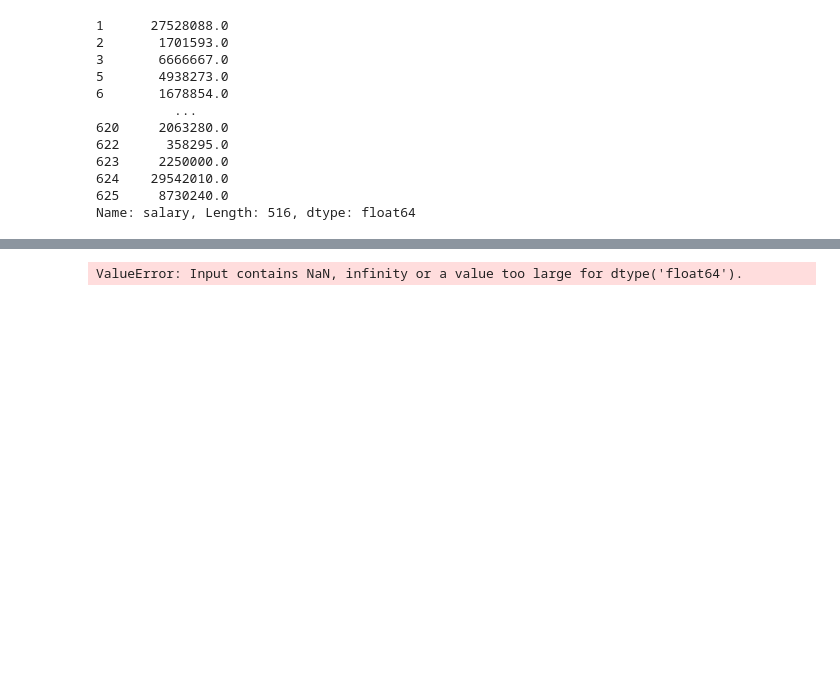
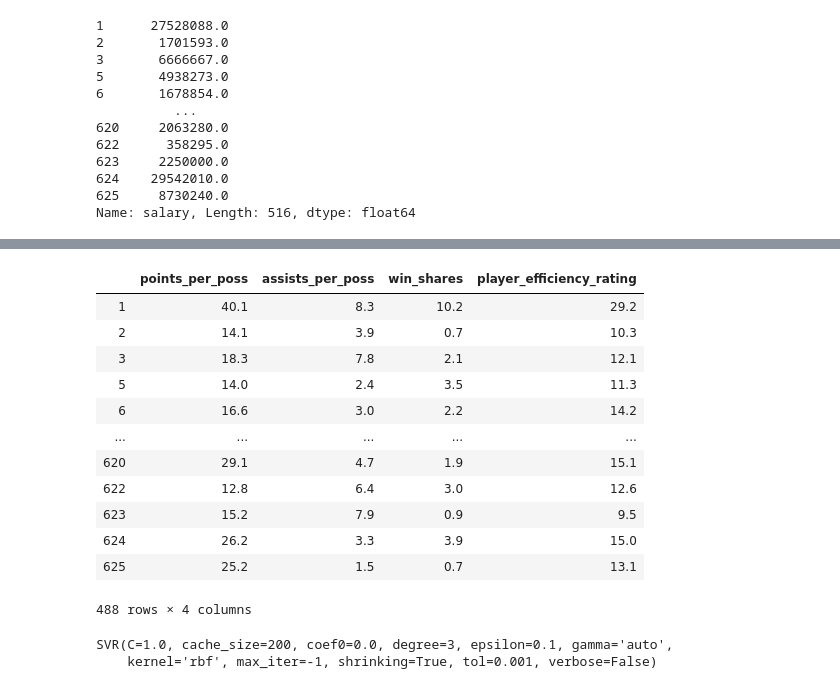
Before and after one commit to nael-farhan/python-project-nba-salaries, a Jupyter notebook: analysis and models.ipynb, the cells around one changed output, grey strips where cells are left out. Drawn from its saved outputs; the diff is of its cells as text; code cells hidden in the pictures; blank space fills up the shorter version.

```diff
--- a/analysis and models.ipynb
+++ b/analysis and models.ipynb
@@ -92,3 +110,6 @@ y
 624    29542010.0
 625     8730240.0
 Name: salary, Length: 516, dtype: float64
+# %%
+index_with_nan = y.index[y.isna()]
+print(index_with_nan)
@@ -95,12 +137,29 @@ Name: salary, Length: 516, dtype: float64
+# %%
+x = x.drop(index_with_nan)
+x
+# %% [output]
+|  | points_per_poss | assists_per_poss | win_shares | player_efficiency_rating |
+| 1 | 40.1 | 8.3 | 10.2 | 29.2 |
+| 2 | 14.1 | 3.9 | 0.7 | 10.3 |
+| 3 | 18.3 | 7.8 | 2.1 | 12.1 |
+| 5 | 14.0 | 2.4 | 3.5 | 11.3 |
+| 6 | 16.6 | 3.0 | 2.2 | 14.2 |
+| ... | ... | ... | ... | ... |
+| 620 | 29.1 | 4.7 | 1.9 | 15.1 |
+| 622 | 12.8 | 6.4 | 3.0 | 12.6 |
+| 623 | 15.2 | 7.9 | 0.9 | 9.5 |
+| 624 | 26.2 | 3.3 | 3.9 | 15.0 |
+| 625 | 25.2 | 1.5 | 0.7 | 13.1 |
+488 rows × 4 columns
 # %%
 from sklearn.model_selection import train_test_split
 
 x_train,x_test,y_train,y_test = train_test_split(x,y,test_size=0.2)
 # %%
 # linear regression model
-from sklearn import linear_model
-reg = linear_model.Lasso(alpha=0.1)
-reg.fit(x_train, y_train)
-Lasso(alpha=0.1)
+from sklearn import svm
+reg1 = svm.SVR(gamma = 'auto')
+reg1.fit(x_train, y_train)
 # %% [output]
-ValueError: Input contains NaN, infinity or a value too large for dtype('float64').
+SVR(C=1.0, cache_size=200, coef0=0.0, degree=3, epsilon=0.1, gamma='auto',
+    kernel='rbf', max_iter=-1, shrinking=True, tol=0.001, verbose=False)
```
Also changed, not shown: parts of 8 cells of this notebook.
